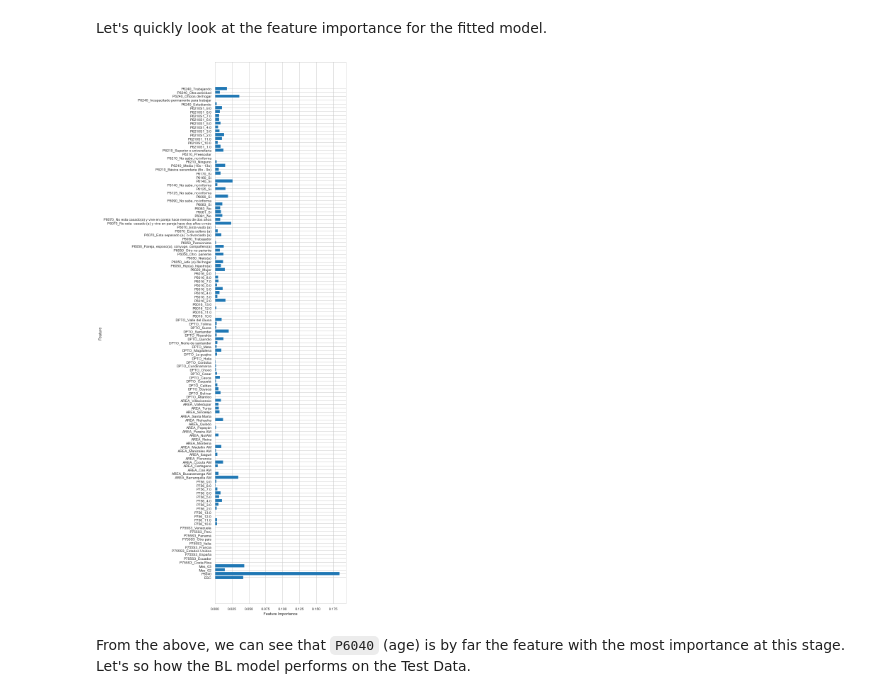
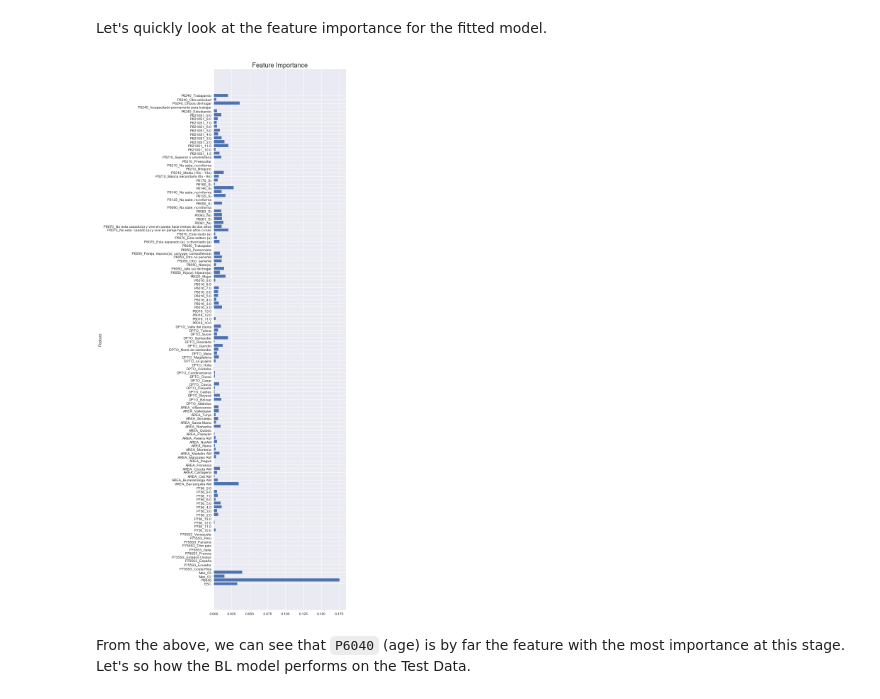
Before and after one commit to squiroga8/dsc-mod-5-project-online-ds-sp-000, a Jupyter notebook: Notebook_migration_classification_model.ipynb, the cells around one changed output. Drawn from its saved outputs; the diff is of its cells as text; code cells hidden in the pictures.

```diff
--- a/Notebook_migration_classification_model.ipynb
+++ b/Notebook_migration_classification_model.ipynb
@@ -1641,4 +1658,5 @@ We will start by making a baseline model using a Decision Tree Classifier, and t
 # %%
+plt.style.use('seaborn-talk')
 y_train.value_counts(normalize=True).plot(kind="barh")
 plt.title("Train Set Labels: Imblanced Labels", fontsize=18)
 # %% [output]
@@ -1669,17 +1682,27 @@ DecisionTreeClassifier(class_weight=None, criterion='gini', max_depth=None,
 Let's quickly look at the feature importance for the fitted model.
 # %%
 def plot_feature_importances(model):
+    '''
+    Function to plot the most important features as a horizontal bar chart
+
+    Args
+        model (sklearn object): fitted sklearn model
+
+    Returns
+        horizontal bar chart of the most important features
+    '''
     n_features = X_train_tr.shape[1]
+    plt.style.use('seaborn')
     plt.figure(figsize=(10,22))
     plt.barh(range(n_features), model.feature_importances_, align='center')
     plt.yticks(np.arange(n_features), X_train_tr.columns.values)
-    plt.xlabel("Feature Importance")
+    plt.title("Feature Importance", fontsize=18)
     plt.ylabel("Feature")
     plt.tight_layout()
 
 plot_feature_importances(clf_bl)
 # %% [output]
-[figure, old version]
+[figure, new version]
 # %% [markdown]
 From the above, we can see that `P6040` (age) is by far the feature with the most importance at this stage. Let's so how the BL model performs on the Test Data.
 # %%
```
Also changed, not shown: parts of 22 cells of this notebook, 12 other files.
